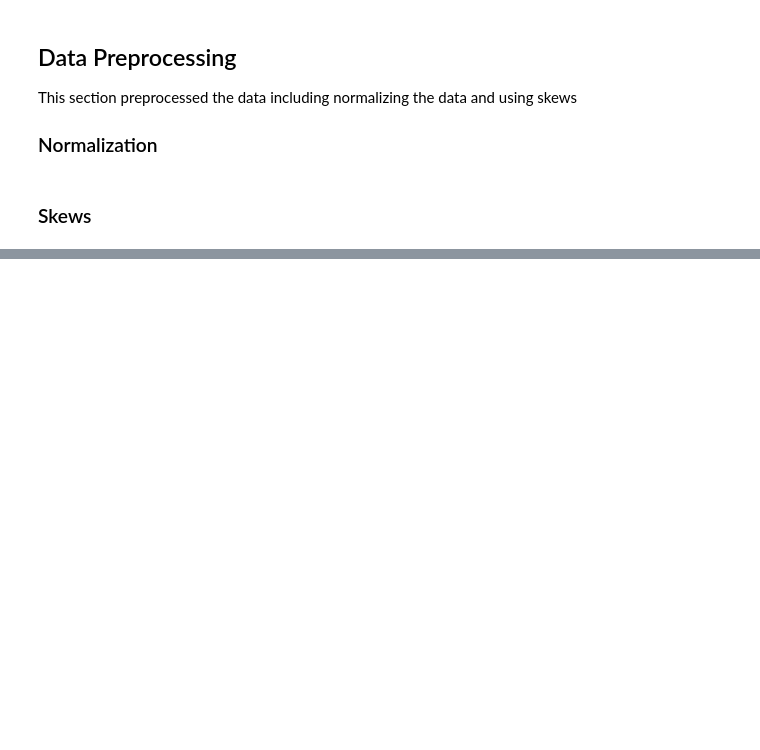
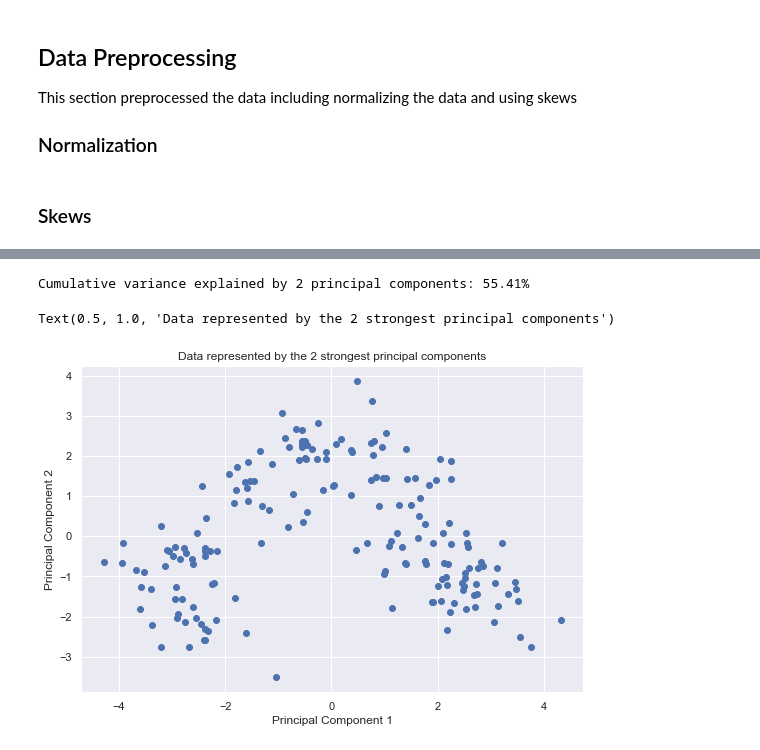
Before and after one commit to EVogel1999/Data-Mining-Assignment-3, a Jupyter notebook: src/main.ipynb, the cells around one changed output, grey strips where cells are left out. Drawn from its saved outputs; the diff is of its cells as text; code cells hidden in the pictures; blank space fills up the shorter version.

```diff
--- a/src/main.ipynb
+++ b/src/main.ipynb
@@ -58,22 +42,22 @@ This section preprocessed the data including normalizing the data and using skew
 
 ### Normalization
 # %%
-def min_max(data):
-    result = (data - data.min()) / (data.max() - data.min())
-    return result
+# def min_max(data):
+#     result = (data - data.min()) / (data.max() - data.min())
+#     return result
 
-def zscore(data):
-    result = (data - data.mean()) / data.std()
-    return result
+# def zscore(data):
+#     result = (data - data.mean()) / data.std()
+#     return result
 
-def decimal(data):
-    digits = len(str(abs(data.max())))
-    result = (data / 10**digits)
-    return result
+# def decimal(data):
+#     digits = len(str(abs(data.max())))
+#     result = (data / 10**digits)
+#     return result
 
-# Normalize the fields that produce a better skew
-wine.Magnesium = min_max(wine.Magnesium)
-wine.Color_Intensity = min_max(wine.Color_Intensity)
+# # Normalize the fields that produce a better skew
+# wine.Magnesium = min_max(wine.Magnesium)
+# wine.Color_Intensity = min_max(wine.Color_Intensity)
 # %% [markdown]
 ### Skews
 # %%
@@ -147,0 +106,5 @@ wine
+# %%
+std_scaler = StandardScaler()
+wine_cluster = wine.copy()
+wine_cluster[wine_cluster.columns] = std_scaler.fit_transform(wine_cluster)
+wine_cluster.describe()
@@ -147,0 +121,12 @@ wine
+# %%
+pca = PCA(n_components=2)
+pca_result = pca.fit_transform(wine_cluster)
+
+plt.scatter(x=pca_result[:, 0], y=pca_result[:, 1])
+plt.xlabel('Principal Component 1')
+plt.ylabel('Principal Component 2')
+plt.title('Data represented by the 2 strongest principal components')
+# %% [output]
+Cumulative variance explained by 2 principal components: 55.41%
+Text(0.5, 1.0, 'Data represented by the 2 strongest principal components')
+[figure, added]
```
Also changed, not shown: parts of 20 cells of this notebook.
